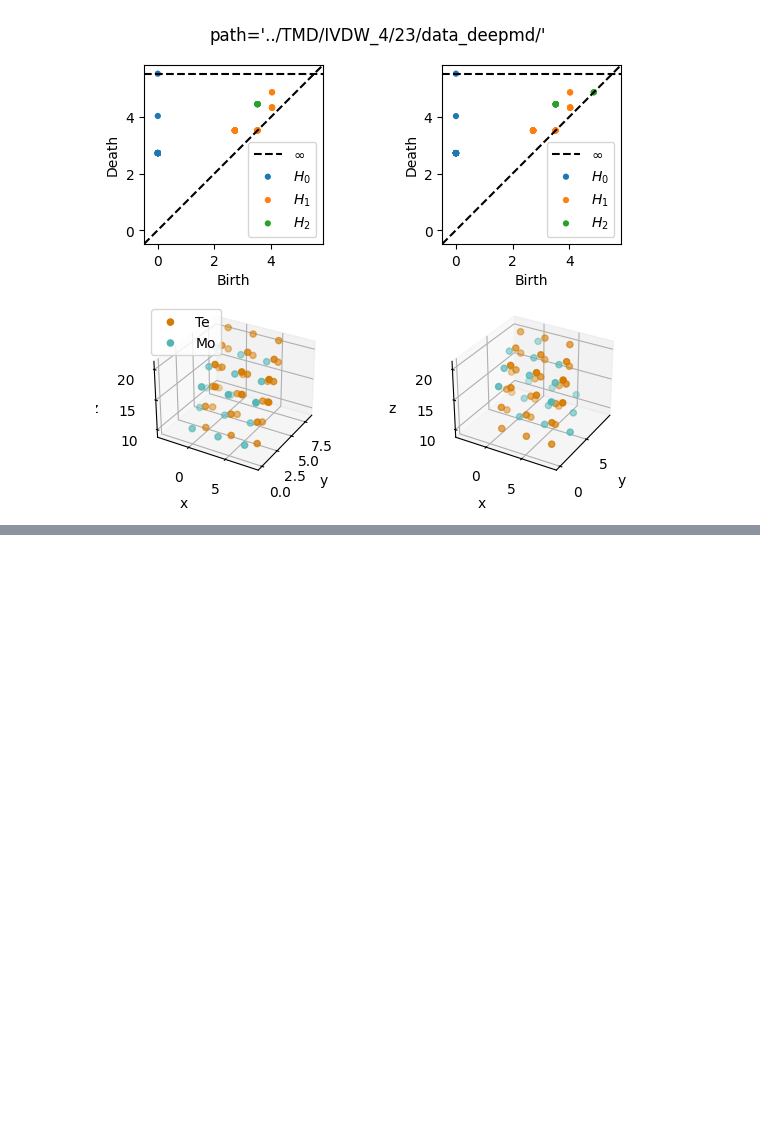
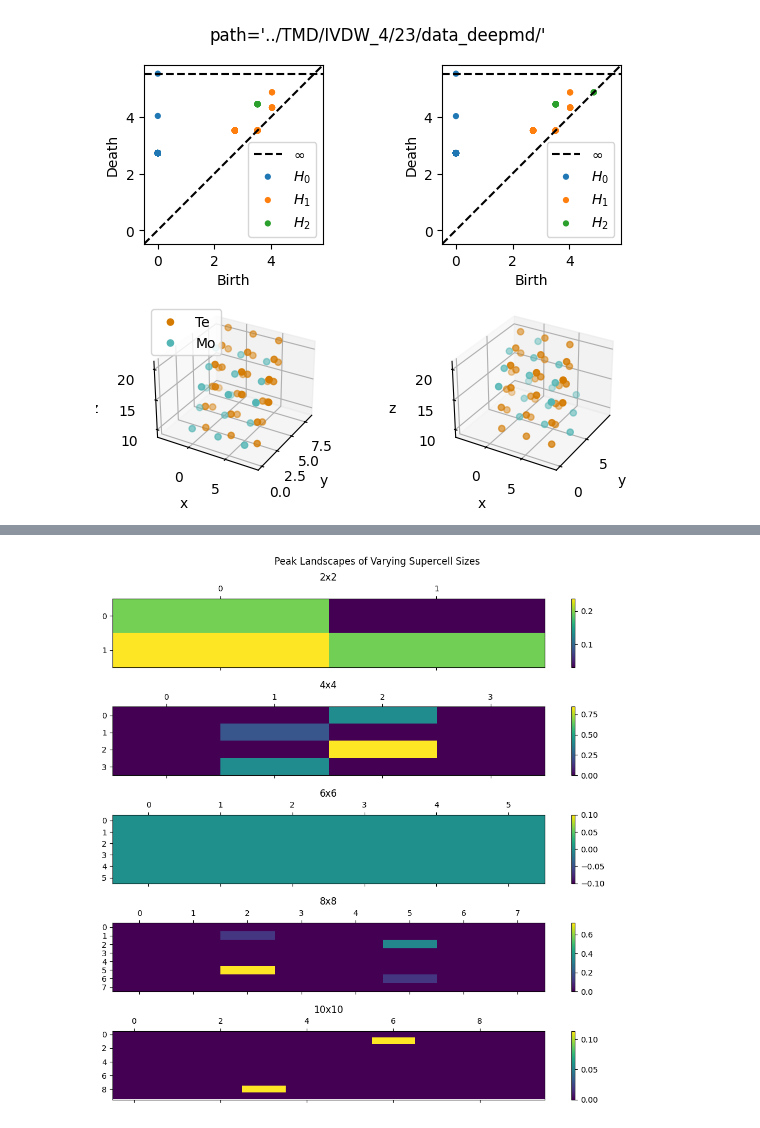
Before and after one commit to ckovacs2/TwistedMaterials, a Jupyter notebook: notebooks/supercell.ipynb, the cells around one changed output, grey strips where cells are left out. Cells and saved outputs as stored; diff of their text form; code cells hidden in the pictures; blank space fills up the shorter version.

```diff
--- a/notebooks/supercell.ipynb
+++ b/notebooks/supercell.ipynb
@@ -78,0 +175,6 @@ plot_pers_diagrams(mol_path, num_trans=2)
+# %%
+supercell_sizes = [2, 4, 6, 8, 10]
+peaks_frame = collect_data(supercell_sizes)
+plot_supercell_frames(peaks_frame)
+# %% [output]
+[figure, added]
```
Also changed, not shown: parts of 9 cells of this notebook.
